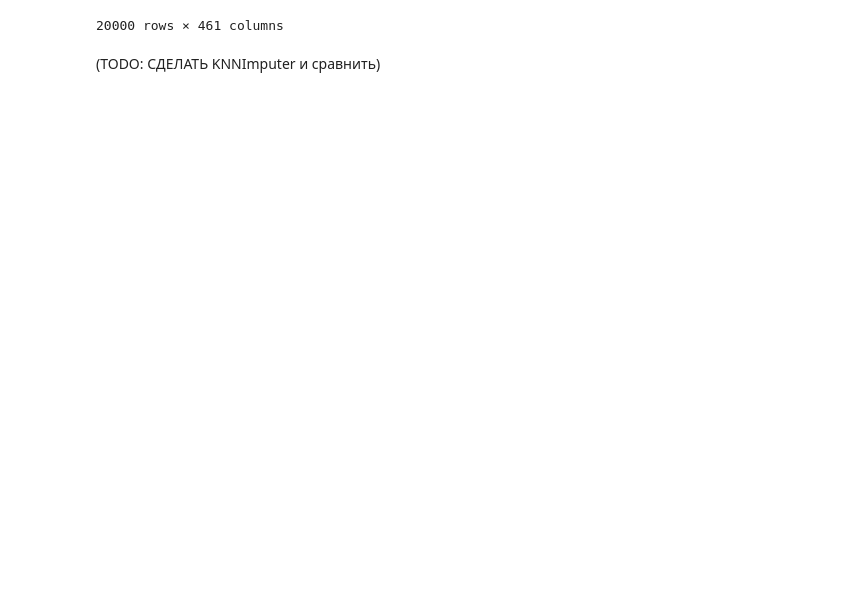
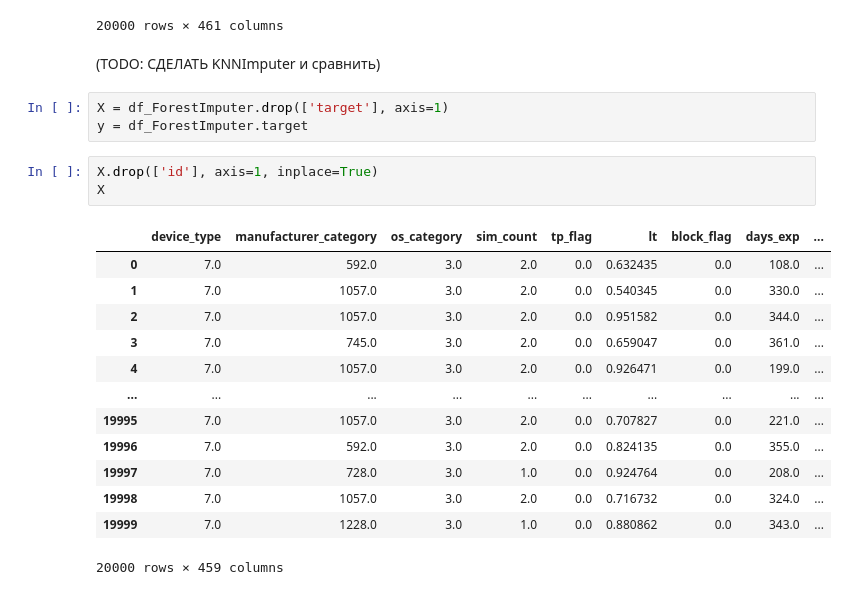
Before and after one commit to ML-Project-Univercity/Project, a Jupyter notebook: Project/Project.ipynb, the cells around one changed output. Cells and saved outputs as stored; diff of their text form; blank space fills up the shorter version.

```diff
--- a/Project/Project.ipynb
+++ b/Project/Project.ipynb
@@ -164,3 +167,23 @@ df_ForestImputer
 20000 rows × 461 columns
 # %% [markdown]
 (TODO: СДЕЛАТЬ KNNImputer и сравнить)
+# %%
+X = df_ForestImputer.drop(['target'], axis=1)
+y = df_ForestImputer.target
+# %%
+X.drop(['id'], axis=1, inplace=True)
+X
+# %% [output]
+|  | device_type | manufacturer_category | os_category | sim_count | tp_flag | lt | block_flag | days_exp | ... |
+| 0 | 7.0 | 592.0 | 3.0 | 2.0 | 0.0 | 0.632435 | 0.0 | 108.0 | ... |
+| 1 | 7.0 | 1057.0 | 3.0 | 2.0 | 0.0 | 0.540345 | 0.0 | 330.0 | ... |
+| 2 | 7.0 | 1057.0 | 3.0 | 2.0 | 0.0 | 0.951582 | 0.0 | 344.0 | ... |
+| 3 | 7.0 | 745.0 | 3.0 | 2.0 | 0.0 | 0.659047 | 0.0 | 361.0 | ... |
+| 4 | 7.0 | 1057.0 | 3.0 | 2.0 | 0.0 | 0.926471 | 0.0 | 199.0 | ... |
+| ... | ... | ... | ... | ... | ... | ... | ... | ... | ... |
+| 19995 | 7.0 | 1057.0 | 3.0 | 2.0 | 0.0 | 0.707827 | 0.0 | 221.0 | ... |
+| 19996 | 7.0 | 592.0 | 3.0 | 2.0 | 0.0 | 0.824135 | 0.0 | 355.0 | ... |
+| 19997 | 7.0 | 728.0 | 3.0 | 1.0 | 0.0 | 0.924764 | 0.0 | 208.0 | ... |
+| 19998 | 7.0 | 1057.0 | 3.0 | 2.0 | 0.0 | 0.716732 | 0.0 | 324.0 | ... |
+| 19999 | 7.0 | 1228.0 | 3.0 | 1.0 | 0.0 | 0.880862 | 0.0 | 343.0 | ... |
+20000 rows × 459 columns
```
Also changed, not shown: parts of 4 cells of this notebook.
